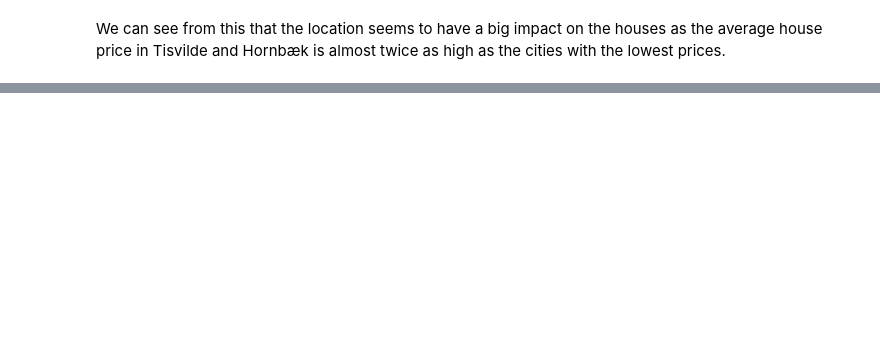
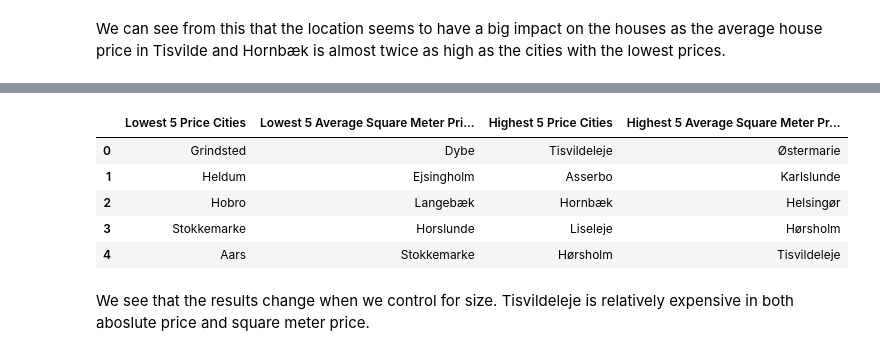
Before and after one commit to NumEconCopenhagen/projects-2023-philx2-nico, a Jupyter notebook: dataproject/dataproject.ipynb, the cells around one changed output, grey strips where cells are left out. Cells and saved outputs as stored; diff of their text form; code cells hidden in the pictures; blank space fills up the shorter version.

```diff
--- a/dataproject/dataproject.ipynb
+++ b/dataproject/dataproject.ipynb
@@ -261,0 +300,25 @@ From this we see that the size of the house does not have a significant big impa
+# %%
+# Lowest Price cities
+lowest_price_cities = data.groupby('city')['price'].mean().nsmallest(5).reset_index()['city'].tolist()
+lowest_avg_price_cities = data.groupby('city')['square_meter_price'].mean().nsmallest(5).reset_index()['city'].tolist()
+lowest_price_df = pd.DataFrame(lowest_price_cities, columns=['Lowest 5 Price Cities'])
+lowest_avg_price_df = pd.DataFrame(lowest_avg_price_cities, columns=['Lowest 5 Average Square Meter Price Cities'])
+
+# Highest Price cities
+highest_price_cities = data.groupby('city')['price'].mean().nlargest(5).reset_index()['city'].tolist()
+highest_avg_price_cities = data.groupby('city')['square_meter_price'].mean().nlargest(5).reset_index()['city'].tolist()
+highest_price_df = pd.DataFrame(highest_price_cities, columns=['Highest 5 Price Cities'])
+highest_avg_price_df = pd.DataFrame(highest_avg_price_cities, columns=['Highest 5 Average Square Meter Price Cities'])
+
+# Concatenate the two dataframes
+result_df = pd.concat([lowest_price_df, lowest_avg_price_df, highest_price_df, highest_avg_price_df], axis=1)
+result_df
+# %% [output]
+|  | Lowest 5 Price Cities | Lowest 5 Average Square Meter Pri... | Highest 5 Price Cities | Highest 5 Average Square Meter Pr... |
+| 0 | Grindsted | Dybe | Tisvildeleje | Østermarie |
+| 1 | Heldum | Ejsingholm | Asserbo | Karlslunde |
+| 2 | Hobro | Langebæk | Hornbæk | Helsingør |
+| 3 | Stokkemarke | Horslunde | Liseleje | Hørsholm |
+| 4 | Aars | Stokkemarke | Hørsholm | Tisvildeleje |
+# %% [markdown]
+We see that the results change when we control for size. Tisvildeleje is relatively expensive in both aboslute price and square meter price.
```
Also changed, not shown: parts of 19 cells of this notebook, 2 other files.
